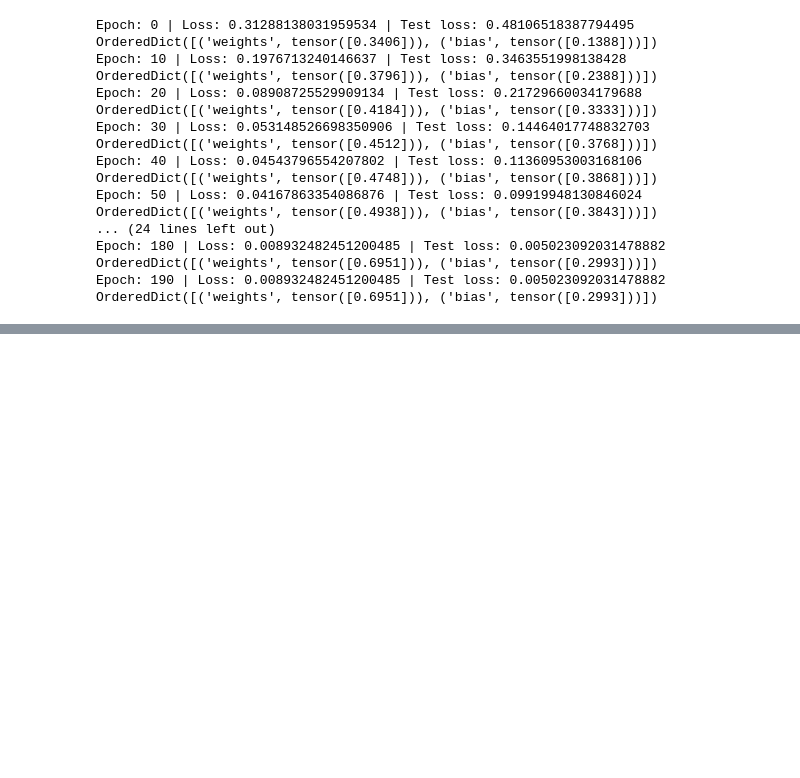
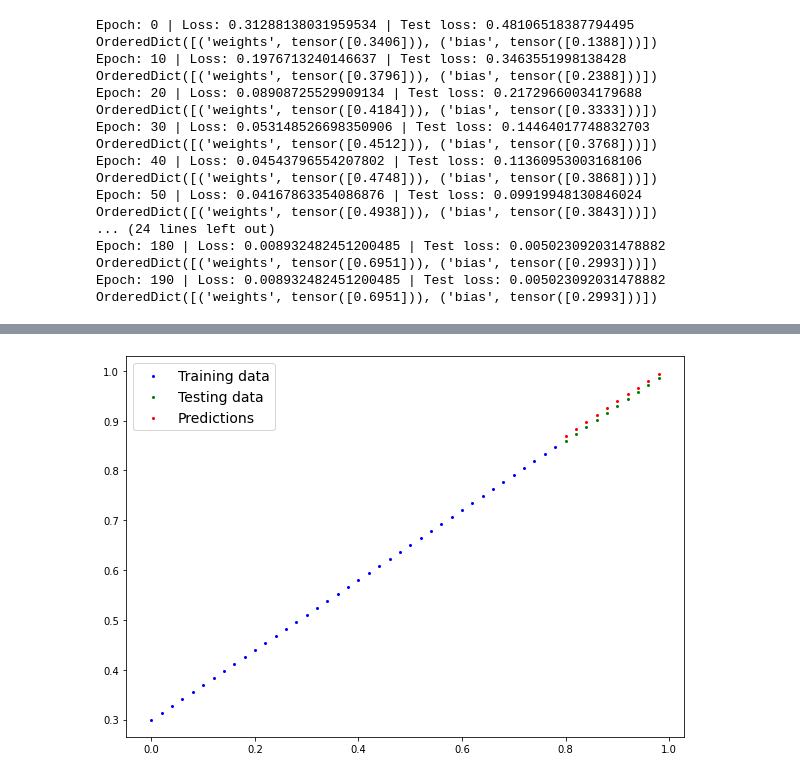
Before and after one commit to humayrak97/DNN, a Jupyter notebook: 1_workflow__pytorch.ipynb, the cells around one changed output, grey strips where cells are left out. Saved outputs shown, nothing was run; the diff lists cells and outputs as text; code cells hidden in the pictures; blank space fills up the shorter version.

```diff
--- a/1_workflow__pytorch.ipynb
+++ b/1_workflow__pytorch.ipynb
@@ -321,0 +353,3 @@ OrderedDict([('weights', tensor([0.6951])), ('bias', tensor([0.2993]))])
+# %%
+with torch.inference_mode():
+  y_preds_new = model_0(X_test)
@@ -321,0 +368,5 @@ OrderedDict([('weights', tensor([0.6951])), ('bias', tensor([0.2993]))])
+# %%
+
+plot_predictions(predictions=y_preds_new);
+# %% [output]
+[figure, added]
```
Also changed, not shown: parts of 5 cells of this notebook.
